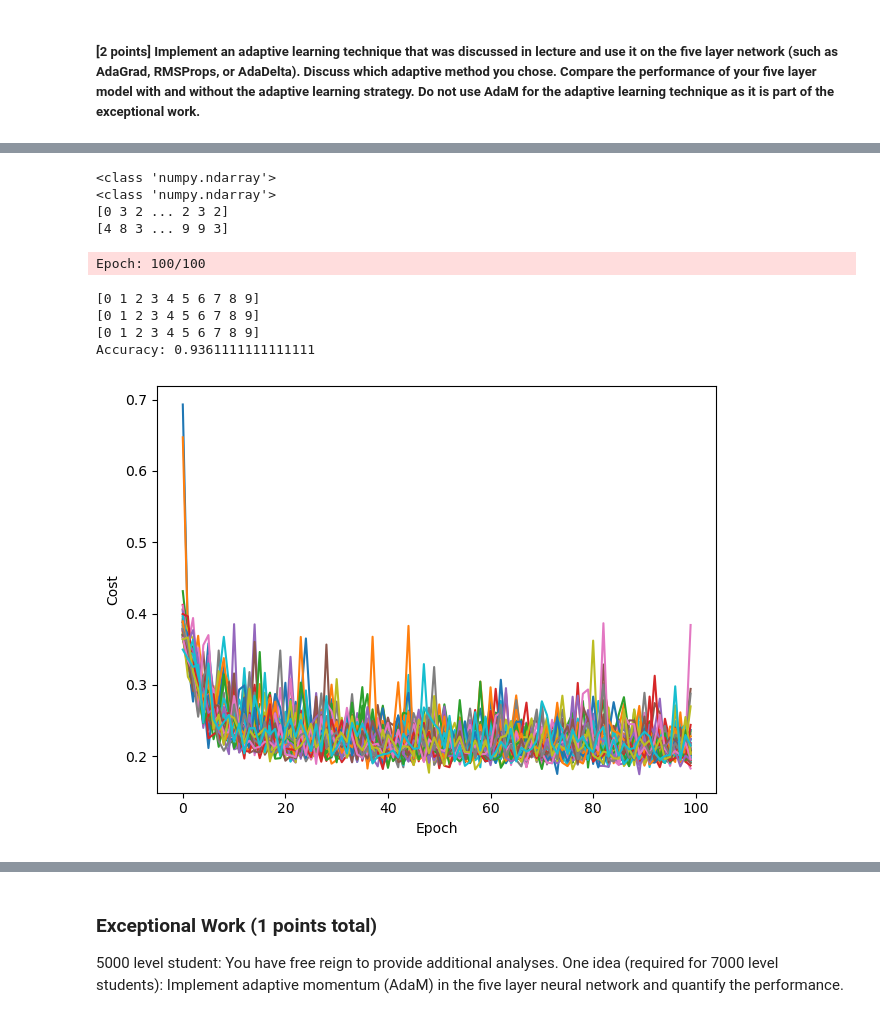
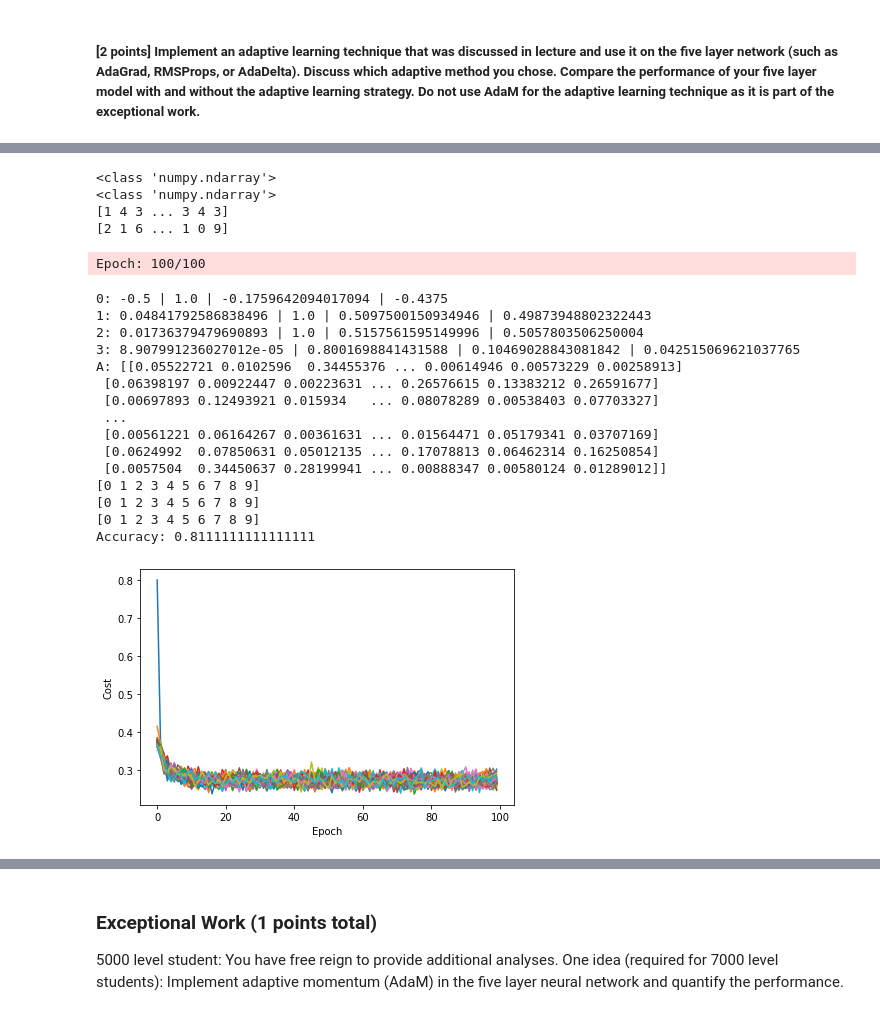
Before and after one commit to AlexShock66/LAB-4-MLP, a Jupyter notebook: MLP_Beaned.ipynb, the cells around one changed output, grey strips where cells are left out. Saved outputs shown, nothing was run; the diff lists cells and outputs as text; code cells hidden in the pictures.

```diff
--- a/MLP_Beaned.ipynb
+++ b/MLP_Beaned.ipynb
@@ -576,0 +676,13 @@ class FullyFledgedTwoLayer(CrossEntropyLossTwoLayer):
+# %%
+# normalize
+
+X_train = X_train / 249750.0 - 0.5
+X_test  = X_test / 243194.0 - 0.5
+# %%
+%%time
+mlp3 = FullyFledgedTwoLayer(**params)
+
+mlp3.fit(X_train, y_train)
+yhat = mlp3.predict(X_test)
+
+print("Accuracy:", accuracy_score(yhat, y_test))
@@ -1041,40 +1180,51 @@ plt.show()
 # %%
-# ds = load_digits()
-# X_digit = ds.data/16.0-0.5
-# y_digit=ds.target
+ds = load_digits()
+X_digit = ds.data/16.0-0.5
+y_digit=ds.target
 
-# X_train_d,X_test_d,y_train_d,y_test_d = train_test_split(
-#     X_digit,y_digit,test_size=0.2)
+X_train_d,X_test_d,y_train_d,y_test_d = train_test_split(
+    X_digit,y_digit,test_size=0.2)
 
-# print(type(y_train))
-# print(type(y_train_d))
-# print(y_train)
-# print(y_train_d)
-# nn = MiltiLayerNetwork(hidden_layers=[30,15],verbose=False,**params)
+print(type(y_train))
+print(type(y_train_d))
+print(y_train)
+print(y_train_d)
+nn = MiltiLayerNetwork(hidden_layers=[30,15],verbose=False,**params)
 
-# nn.fit(X_train_d, y_train_d, print_progress=50)
-# yhat = nn.predict(X_test_d)
+nn.fit(X_train_d, y_train_d, print_progress=50)
+yhat = nn.predict(X_test_d)
 
-# print(np.unique(yhat))
-# print(np.unique(y_test_d))
-# print(np.unique(y_train_d))
+print(np.unique(yhat))
+print(np.unique(y_test_d))
+print(np.unique(y_train_d))
 
-# print('Accuracy:',accuracy_score(y_test_d,yhat))
+print('Accuracy:',accuracy_score(y_test_d,yhat))
 
-# plt.plot(range(len(nn.cost_)),nn.cost_)
-# plt.ylabel("Cost")
-# plt.xlabel("Epoch")
-# plt.tight_layout()
-# plt.show()
+plt.plot(range(len(nn.cost_)),nn.cost_)
+plt.ylabel("Cost")
+plt.xlabel("Epoch")
+plt.tight_layout()
+plt.show()
 # %% [output]
 <class 'numpy.ndarray'>
 <class 'numpy.ndarray'>
-[0 3 2 ... 2 3 2]
-[4 8 3 ... 9 9 3]
+[1 4 3 ... 3 4 3]
+[2 1 6 ... 1 0 9]
 Epoch: 100/100
+0: -0.5 | 1.0 | -0.1759642094017094 | -0.4375
+1: 0.04841792586838496 | 1.0 | 0.5097500150934946 | 0.49873948802322443
+2: 0.01736379479690893 | 1.0 | 0.5157561595149996 | 0.5057803506250004
+3: 8.907991236027012e-05 | 0.8001698841431588 | 0.10469028843081842 | 0.042515069621037765
+A: [[0.05522721 0.0102596  0.34455376 ... 0.00614946 0.00573229 0.00258913]
+ [0.06398197 0.00922447 0.00223631 ... 0.26576615 0.13383212 0.26591677]
+ [0.00697893 0.12493921 0.015934   ... 0.08078289 0.00538403 0.07703327]
+ ...
+ [0.00561221 0.06164267 0.00361631 ... 0.01564471 0.05179341 0.03707169]
+ [0.0624992  0.07850631 0.05012135 ... 0.17078813 0.06462314 0.16250854]
+ [0.0057504  0.34450637 0.28199941 ... 0.00888347 0.00580124 0.01289012]]
 [0 1 2 3 4 5 6 7 8 9]
 [0 1 2 3 4 5 6 7 8 9]
 [0 1 2 3 4 5 6 7 8 9]
-Accuracy: 0.9361111111111111
+Accuracy: 0.8111111111111111
-[figure, old version]
+[figure, new version]
 # %%
```
Also changed, not shown: parts of 22 cells of this notebook.
